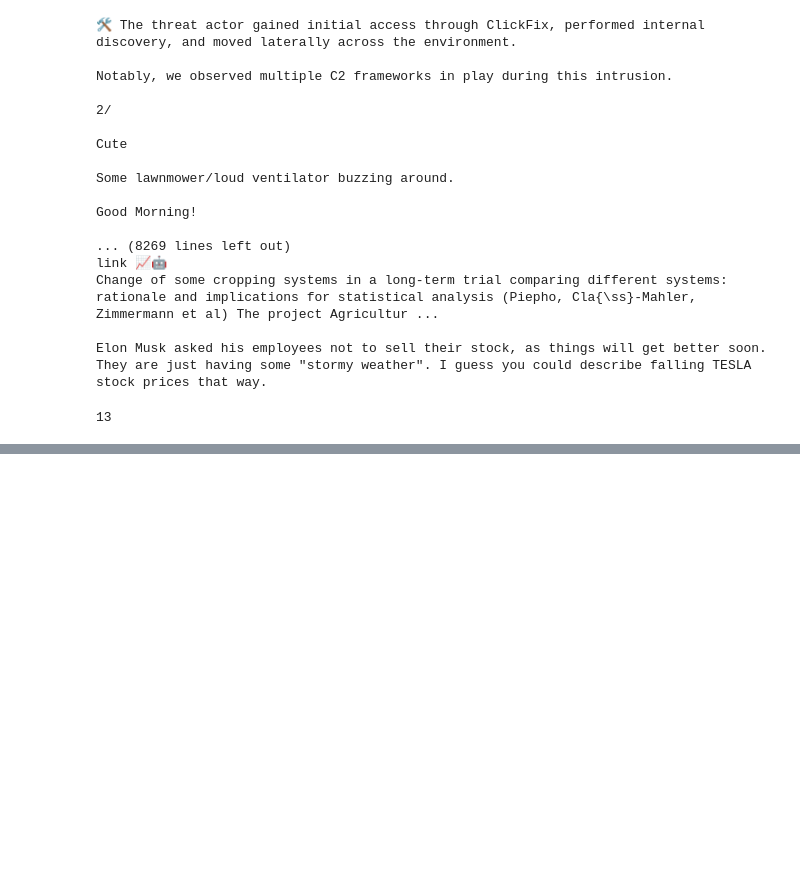
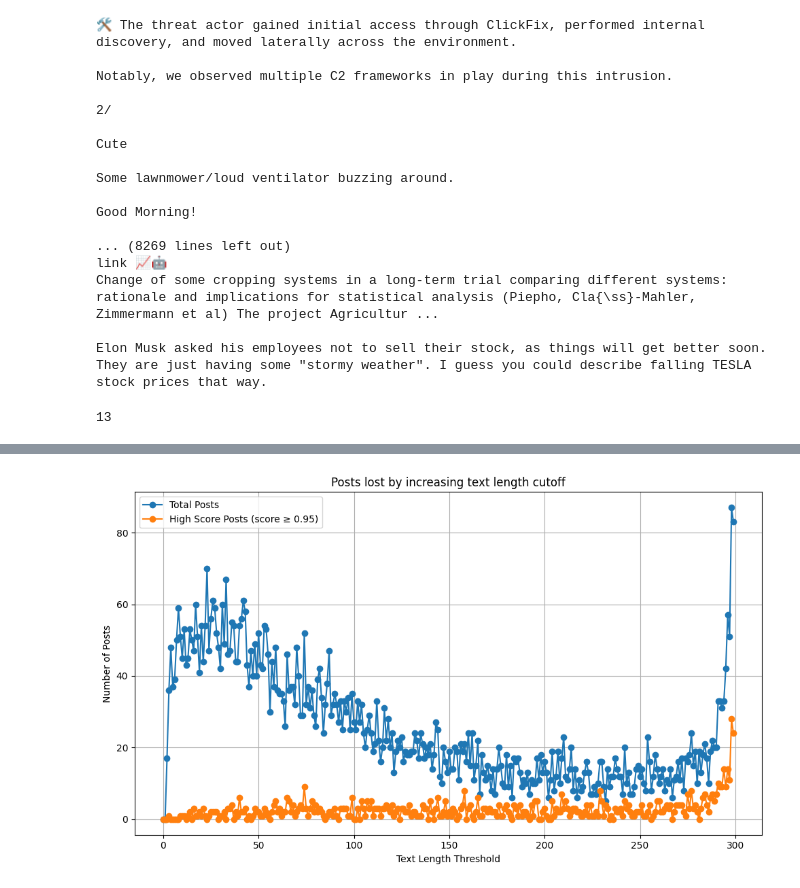
Before and after one commit to TobiasMichelsen/Climate-Discourse-on-Bluesky---Bachelor-Project, a Jupyter notebook: EDA/model_output_EDA.ipynb, the cells around one changed output, grey strips where cells are left out. Cells and saved outputs as stored; diff of their text form; code cells hidden in the pictures; blank space fills up the shorter version.

```diff
--- a/EDA/model_output_EDA.ipynb
+++ b/EDA/model_output_EDA.ipynb
@@ -360,0 +721,6 @@ len(text)
+# %%
+df_retention_99["delta_total"] = df_retention_99["total_posts"].diff(-1)
+df_retention_99["delta_high_score"] = df_retention_99["high_score_posts"].diff(-1)
+
+df_retention_99["delta_total_change"] = df_retention_99["delta_total"].diff(-1)
+df_retention_99["delta_high_score_change"] = df_retention_99["delta_high_score"].diff(-1)
@@ -360,0 +803,15 @@ len(text)
+# %%
+plt.figure(figsize=(10, 6))
+
+plt.plot(df_retention_99["text_length_threshold"], df_retention_99["delta_total"], label="Total Posts", marker='o')
+plt.plot(df_retention_99["text_length_threshold"], df_retention_99["delta_high_score"], label="High Score Posts (score ≥ 0.95)", marker='o')
+
+plt.xlabel("Text Length Threshold")
+plt.ylabel("Number of Posts")
+plt.title("Posts lost by increasing text length cutoff")
+plt.legend()
+plt.grid(True)
+plt.tight_layout()
+plt.show()
+# %% [output]
+[figure, added]
```
Also changed, not shown: parts of 31 cells of this notebook, 10 other files.
